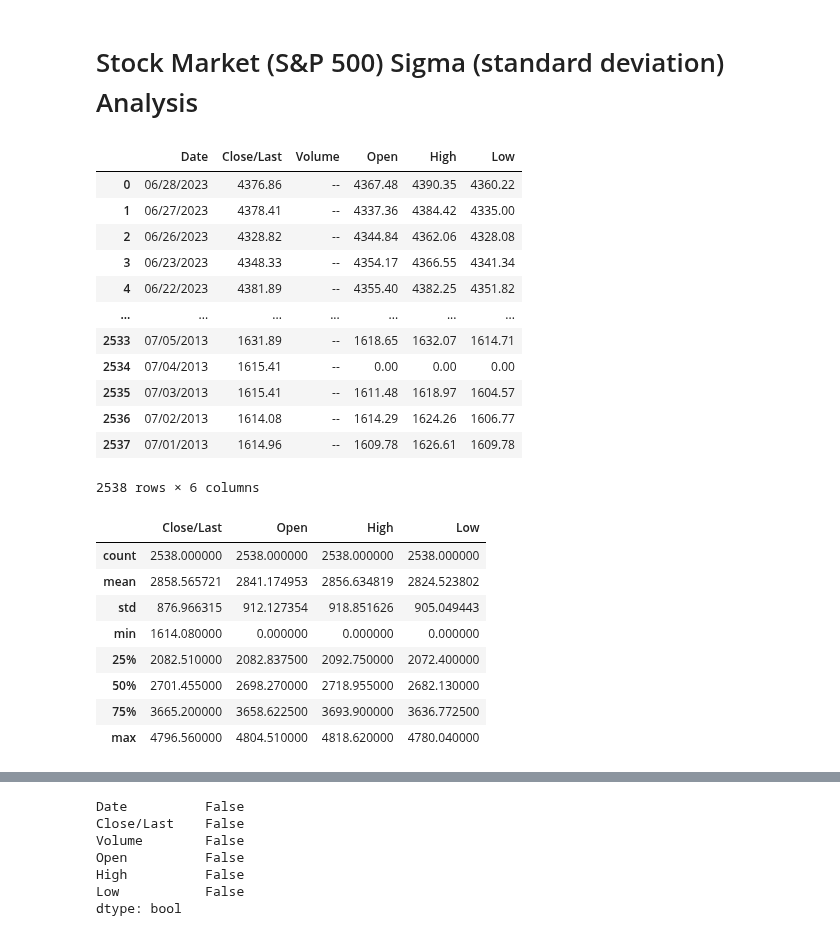
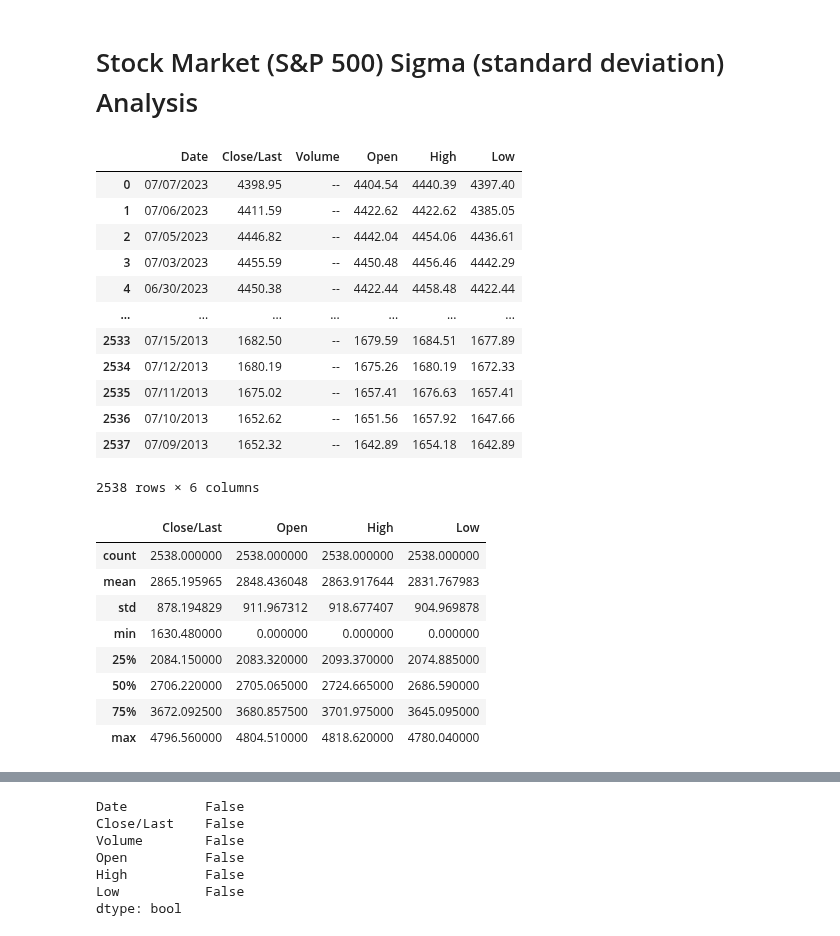
Before and after one commit to JohnBroberg/StockMarketSigma, a Jupyter notebook: StockMarketSigma.ipynb, the cells around one changed output, grey strips where cells are left out. Cells and saved outputs as stored; diff of their text form; code cells hidden in the pictures.

```diff
--- a/StockMarketSigma.ipynb
+++ b/StockMarketSigma.ipynb
@@ -4,57 +4,57 @@
 #created by John Broberg on 2022-05-29
 #inspired by "LET THE WILD RUMPUS BEGIN" by JEREMY GRANTHAM of GMO
 #ref. https://www.gmo.com/globalassets/articles/viewpoints/2022/gmo_let-the-wild-rumpus-begin_1-22.pdf
 
 #https://www.gmo.com/americas/research-library/entering-the-superbubbles-final-act/
 #"...superbubbles – 2.5 to 3 sigma events..."
 #"...ordinary 2 sigma bubbles..."
 #"Ordinary bubbles are, to us, those that reach a 2 sigma deviation from trend. Superbubbles reach 2.5 sigma or greater."
 
 #source data: https://www.nasdaq.com/market-activity/index/spx/historical
 
 #cd
 #cd git/StockMarketSigma
 #git pull https://github.com/JohnBroberg/StockMarketSigma.git
 
 #Get trendline equation
 #https://stackoverflow.com/questions/49460596/add-trendline-with-equation-in-2d-array
 #https://stackoverflow.com/questions/26447191/how-to-add-trendline-in-python-matplotlib-dot-scatter-graphs
 
 
 import pandas as pd
 import numpy as np
 import matplotlib.pyplot as plt
 import seaborn as sns
 
-data = 'HistoricalData_1688051605049.csv'
+data = 'HistoricalData_1688925173615.csv'
 df = pd.read_csv(data)
 
 df
 # %% [output]
 |  | Date | Close/Last | Volume | Open | High | Low |
-| 0 | 06/28/2023 | 4376.86 | -- | 4367.48 | 4390.35 | 4360.22 |
-| 1 | 06/27/2023 | 4378.41 | -- | 4337.36 | 4384.42 | 4335.00 |
-| 2 | 06/26/2023 | 4328.82 | -- | 4344.84 | 4362.06 | 4328.08 |
-| 3 | 06/23/2023 | 4348.33 | -- | 4354.17 | 4366.55 | 4341.34 |
-| 4 | 06/22/2023 | 4381.89 | -- | 4355.40 | 4382.25 | 4351.82 |
+| 0 | 07/07/2023 | 4398.95 | -- | 4404.54 | 4440.39 | 4397.40 |
+| 1 | 07/06/2023 | 4411.59 | -- | 4422.62 | 4422.62 | 4385.05 |
+| 2 | 07/05/2023 | 4446.82 | -- | 4442.04 | 4454.06 | 4436.61 |
+| 3 | 07/03/2023 | 4455.59 | -- | 4450.48 | 4456.46 | 4442.29 |
+| 4 | 06/30/2023 | 4450.38 | -- | 4422.44 | 4458.48 | 4422.44 |
 | ... | ... | ... | ... | ... | ... | ... |
-| 2533 | 07/05/2013 | 1631.89 | -- | 1618.65 | 1632.07 | 1614.71 |
-| 2534 | 07/04/2013 | 1615.41 | -- | 0.00 | 0.00 | 0.00 |
-| 2535 | 07/03/2013 | 1615.41 | -- | 1611.48 | 1618.97 | 1604.57 |
-| 2536 | 07/02/2013 | 1614.08 | -- | 1614.29 | 1624.26 | 1606.77 |
-| 2537 | 07/01/2013 | 1614.96 | -- | 1609.78 | 1626.61 | 1609.78 |
+| 2533 | 07/15/2013 | 1682.50 | -- | 1679.59 | 1684.51 | 1677.89 |
+| 2534 | 07/12/2013 | 1680.19 | -- | 1675.26 | 1680.19 | 1672.33 |
+| 2535 | 07/11/2013 | 1675.02 | -- | 1657.41 | 1676.63 | 1657.41 |
+| 2536 | 07/10/2013 | 1652.62 | -- | 1651.56 | 1657.92 | 1647.66 |
+| 2537 | 07/09/2013 | 1652.32 | -- | 1642.89 | 1654.18 | 1642.89 |
 2538 rows × 6 columns
 # %%
 df.describe()
 # %% [output]
 |  | Close/Last | Open | High | Low |
 | count | 2538.000000 | 2538.000000 | 2538.000000 | 2538.000000 |
-| mean | 2858.565721 | 2841.174953 | 2856.634819 | 2824.523802 |
-| std | 876.966315 | 912.127354 | 918.851626 | 905.049443 |
-| min | 1614.080000 | 0.000000 | 0.000000 | 0.000000 |
-| 25% | 2082.510000 | 2082.837500 | 2092.750000 | 2072.400000 |
-| 50% | 2701.455000 | 2698.270000 | 2718.955000 | 2682.130000 |
-| 75% | 3665.200000 | 3658.622500 | 3693.900000 | 3636.772500 |
+| mean | 2865.195965 | 2848.436048 | 2863.917644 | 2831.767983 |
+| std | 878.194829 | 911.967312 | 918.677407 | 904.969878 |
+| min | 1630.480000 | 0.000000 | 0.000000 | 0.000000 |
+| 25% | 2084.150000 | 2083.320000 | 2093.370000 | 2074.885000 |
+| 50% | 2706.220000 | 2705.065000 | 2724.665000 | 2686.590000 |
+| 75% | 3672.092500 | 3680.857500 | 3701.975000 | 3645.095000 |
 | max | 4796.560000 | 4804.510000 | 4818.620000 | 4780.040000 |
 # %%
 #remove holidays (Open == 0)
```
Also changed, not shown: parts of 14 cells of this notebook, 2 other files.
